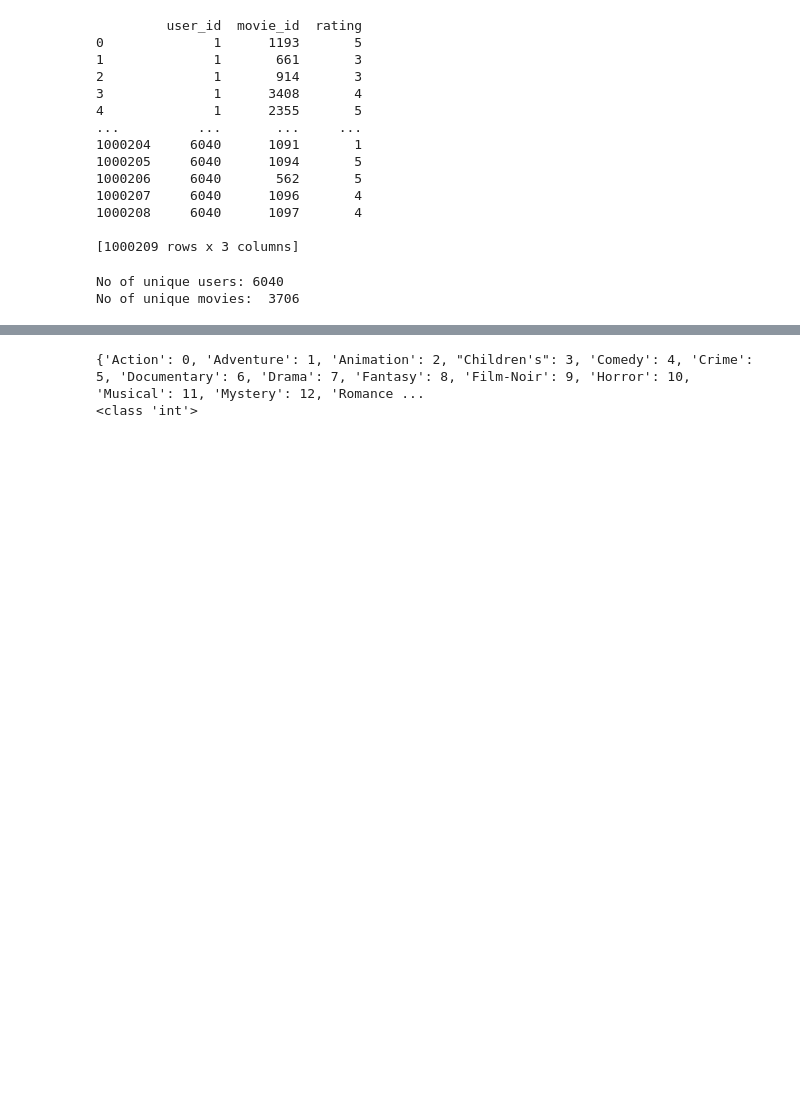
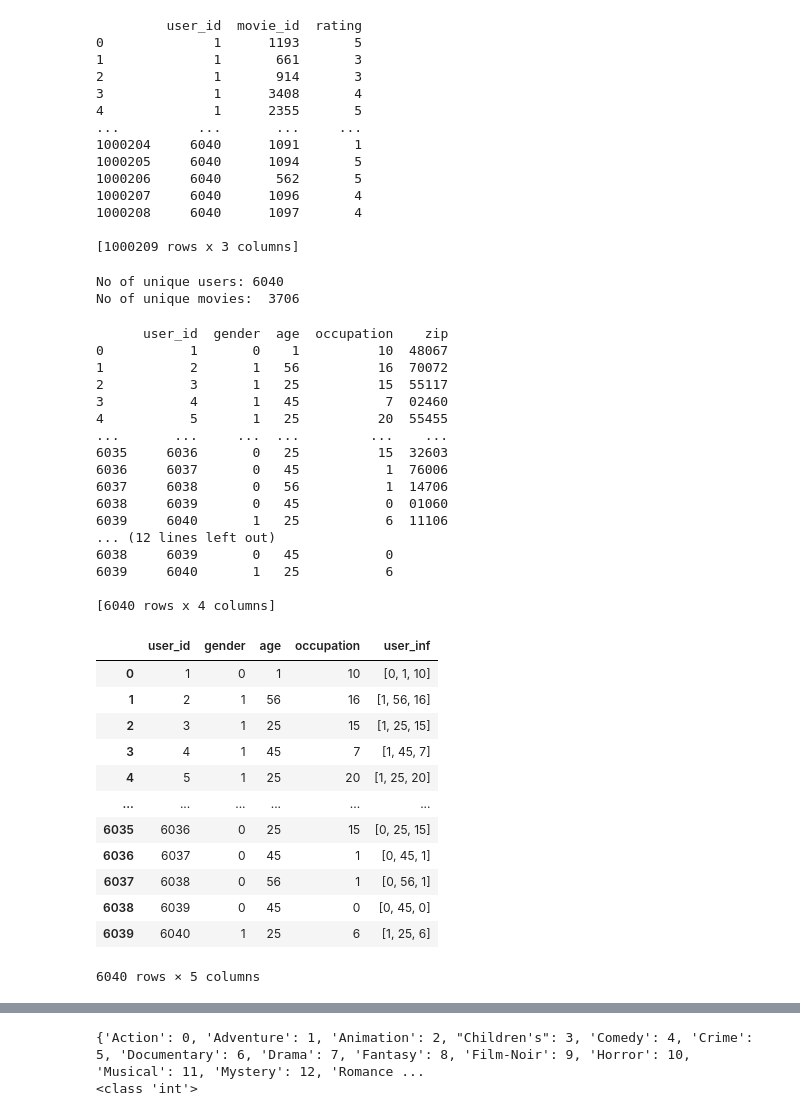
Before and after one commit to nnkhanhn/Recommendation-systems, a Jupyter notebook: Neural_Collaborative filtering.ipynb, the cells around one changed output, grey strips where cells are left out. Drawn from its saved outputs; the diff is of its cells as text; code cells hidden in the pictures; blank space fills up the shorter version.

```diff
--- a/Neural_Collaborative filtering.ipynb
+++ b/Neural_Collaborative filtering.ipynb
@@ -73,16 +73,51 @@ No of unique movies:  3706
 # %%
 gender_map = {'F':0, 'M':1}
 user['gender'] = user['gender'].map(gender_map)
-age_map = {val:idx for idx, val in enumerate(set(user['age']))}
-user['age'] = user['age'].map(age_map)
+print(user)
+# age_map = {val:idx for idx, val in enumerate(set(user['age']))}
+# print(age_map)
+# user['age'] = user['age'].map(age_map)
 users = user.filter(regex='user_id|gender|age|occupation')
+print(users)
 users['user_inf'] = users.apply(lambda x: list([x['gender'],
                                         x['age'],
                                         x['occupation']]),axis=1)
 user_map = {}
 for i in range(len(users['user_id'])):
     k = {users.iloc[i]['user_id']: np.array(users.iloc[i]['user_inf'])}
     user_map.update(k)
+users
+# %% [output]
+      user_id  gender  age  occupation    zip
+0           1       0    1          10  48067
+1           2       1   56          16  70072
+2           3       1   25          15  55117
+3           4       1   45           7  02460
+4           5       1   25          20  55455
+...       ...     ...  ...         ...    ...
+6035     6036       0   25          15  32603
+6036     6037       0   45           1  76006
+6037     6038       0   56           1  14706
+6038     6039       0   45           0  01060
+6039     6040       1   25           6  11106
+... (12 lines left out)
+6038     6039       0   45           0
+6039     6040       1   25           6
+
+[6040 rows x 4 columns]
+|  | user_id | gender | age | occupation | user_inf |
+| 0 | 1 | 0 | 1 | 10 | [0, 1, 10] |
+| 1 | 2 | 1 | 56 | 16 | [1, 56, 16] |
+| 2 | 3 | 1 | 25 | 15 | [1, 25, 15] |
+| 3 | 4 | 1 | 45 | 7 | [1, 45, 7] |
+| 4 | 5 | 1 | 25 | 20 | [1, 25, 20] |
+| ... | ... | ... | ... | ... | ... |
+| 6035 | 6036 | 0 | 25 | 15 | [0, 25, 15] |
+| 6036 | 6037 | 0 | 45 | 1 | [0, 45, 1] |
+| 6037 | 6038 | 0 | 56 | 1 | [0, 56, 1] |
+| 6038 | 6039 | 0 | 45 | 0 | [0, 45, 0] |
+| 6039 | 6040 | 1 | 25 | 6 | [1, 25, 6] |
+6040 rows × 5 columns
 # %%
 ratings['user_inf'] = ratings.loc[:, 'user_id']
 ratings['user_inf'] = ratings['user_inf'].map(user_map)
```
Also changed, not shown: parts of 14 cells of this notebook, 8 other files.
